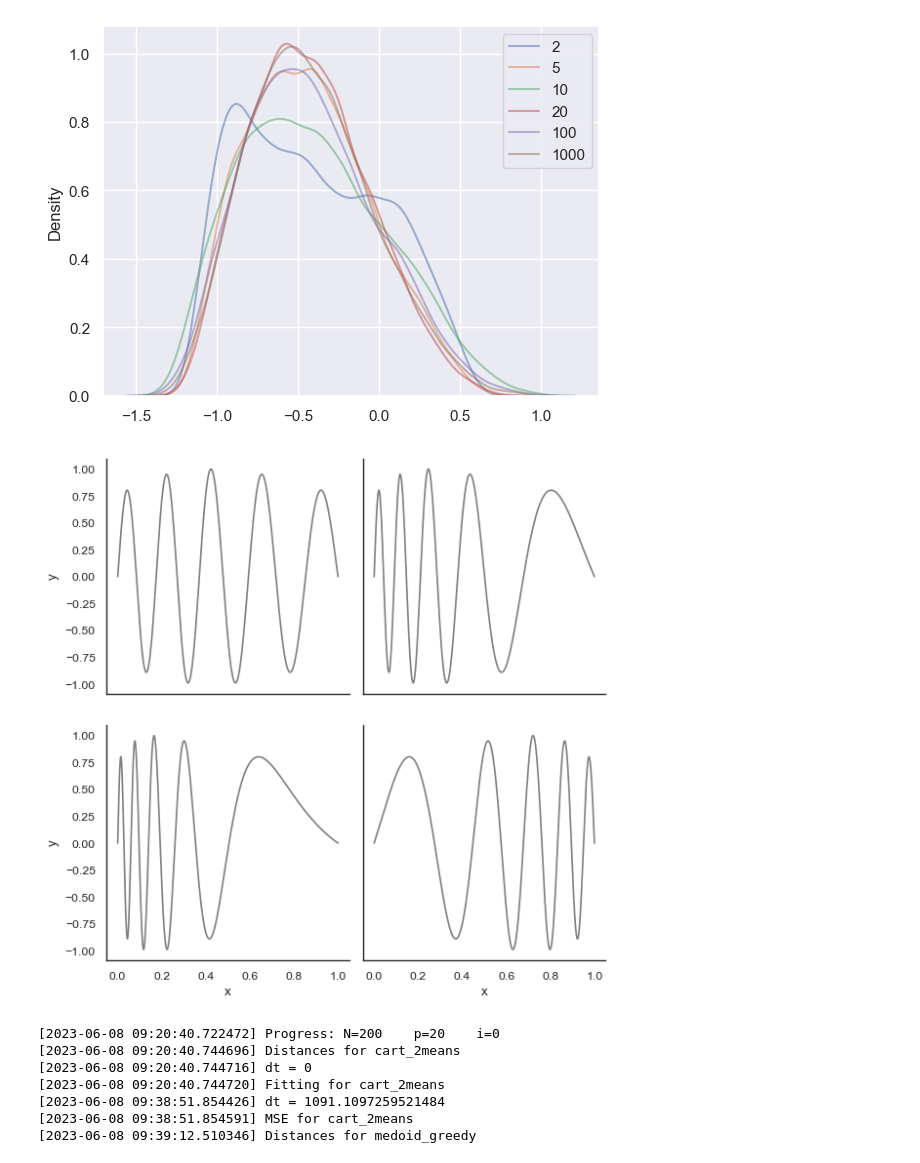
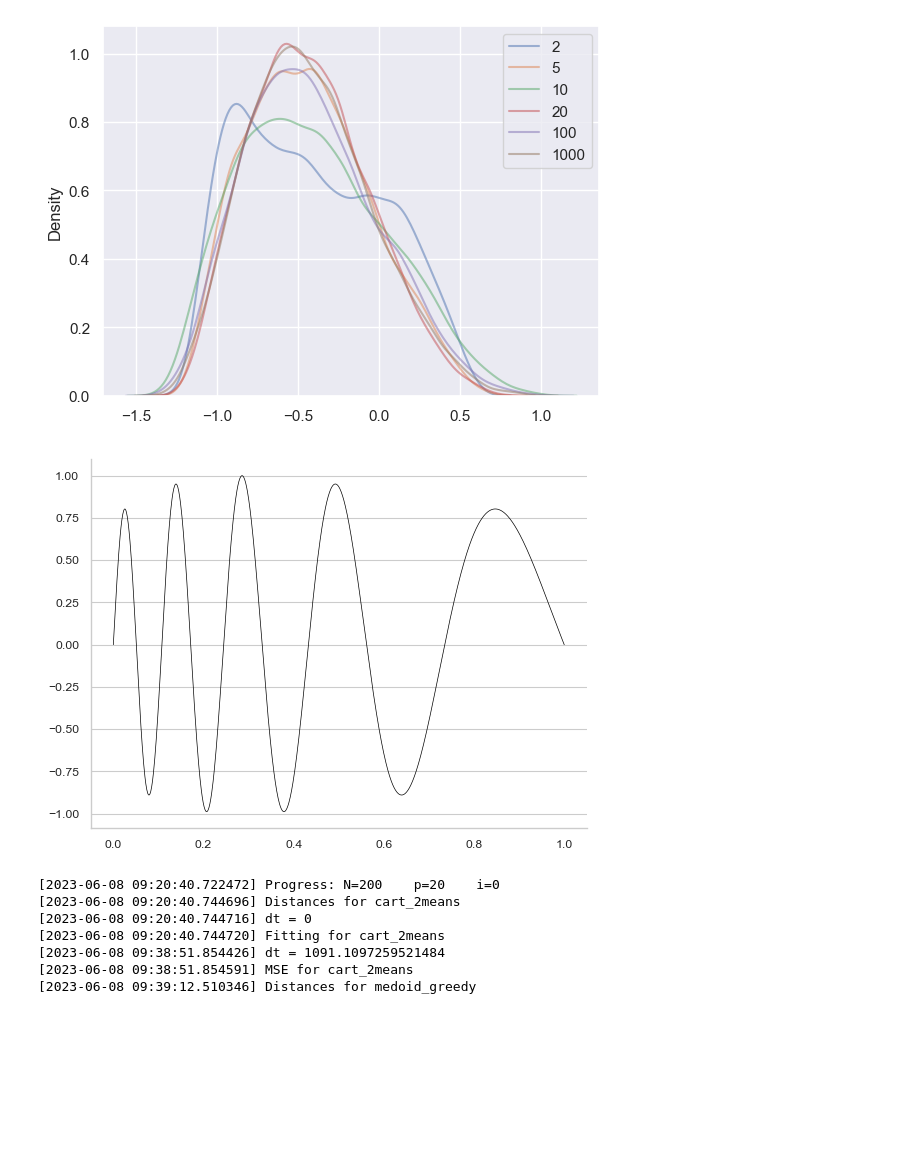
Before and after one commit to matthieubulte/pyfrechet, a Jupyter notebook: benchmark/phase.ipynb, the cells around one changed output. Drawn from its saved outputs; the diff is of its cells as text; code cells hidden in the pictures; blank space fills up the shorter version.

Commit message:
update plots

```diff
--- a/benchmark/phase.ipynb
+++ b/benchmark/phase.ipynb
@@ -20,44 +20,37 @@ plt.legend();
 # %%
 import pandas as pd
 import numpy as np
 from scipy import stats
 import matplotlib.pyplot as plt
 import seaborn as sns
 
-sns.set_theme()
-sns.set_style("white")
+# sns.set_theme()
+sns.set_style("whitegrid")
 sns.set_context("paper")
 
-np.random.seed(44)
+np.random.seed(41)
 
 N = 10000
 p = 10
 alpha = np.random.randn()
 beta = np.random.randn(p)
 
 t = np.linspace(0,1,1000)
 def m(x):
     eta = 2*(x-0.5).dot(beta)/np.sqrt(p) + alpha
     k = 4
     a = 3 * stats.logistic.cdf(eta) - 1.5
     gam_t = (np.exp(k*(a * t)) - 1) / (np.exp(k*a) - 1)
     return (1 - np.power(gam_t - 0.5, 2)) * np.sin(np.pi * 9 * gam_t)
 
-df=pd.DataFrame(data=np.c_[
-    np.r_[np.repeat([0],1000), np.repeat([1],1000), np.repeat([2],1000), np.repeat([3],1000)].astype(int),
-    np.r_[t,t,t,t],
-    np.r_[m(np.random.randn(p)), m(np.random.randn(p)), m(np.random.randn(p)), m(np.random.randn(p))]
-], columns=['plot', 'x','y'])
+for i in range(1):
+    sns.lineplot(x=t, y=m(np.random.randn(p)), color='black', alpha=1, linewidth=0.5)
 
-# grid = sns.FacetGrid(df, col="plot", col_wrap=2)
-# grid.map(plt.plot, "x", 'y', color='black', alpha=0.5)
-# grid.set_titles(row_template = '{row_name}', col_template = '')
-
-
-
+plt.gca().spines[['right', 'top']].set_visible(False)
+plt.grid(axis='x')
 plt.savefig('sample_phase.pdf')
 # %% [output]
-[figure, old version]
+[figure, new version]
 # %%
 import sys, os; sys.path.append(os.path.dirname(os.getcwd()))
 import numpy as np
```
Also changed, not shown: parts of 4 cells of this notebook, 13 other files.
